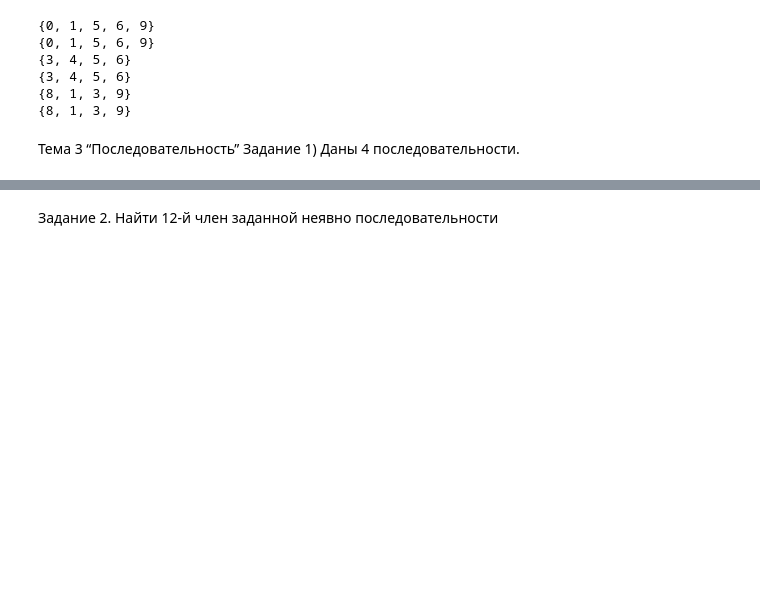
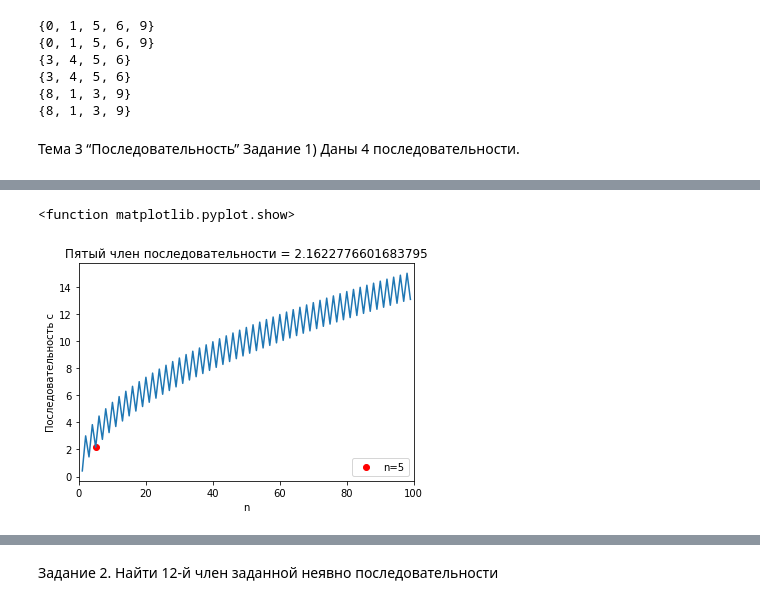
Before and after one commit to aldalinde/Python_for_DSc, a Jupyter notebook: Calculus_2.ipynb, the cells around one changed output, grey strips where cells are left out. Cells and saved outputs as stored; diff of their text form; code cells hidden in the pictures; blank space fills up the shorter version.

```diff
--- a/Calculus_2.ipynb
+++ b/Calculus_2.ipynb
@@ -457,0 +487,13 @@ c) найти пятый по счету член.
+# %%
+n = np.arange(1,100)
+plt.plot(n, ((-1)**n + np.sqrt(2*n)))
+plt.title('Пятый член последовательности = 2.1622776601683795')
+plt.scatter(5, (-1)**5 + np.sqrt(2*5), label = "n=5", color='red')
+plt.xlabel('n')
+plt.ylabel('Последовательность c')
+plt.legend(loc='lower right')
+plt.xlim([0,100])
+plt.show
+# %% [output]
+<function matplotlib.pyplot.show>
+[figure, added]
```
Also changed, not shown: parts of 35 cells of this notebook.
